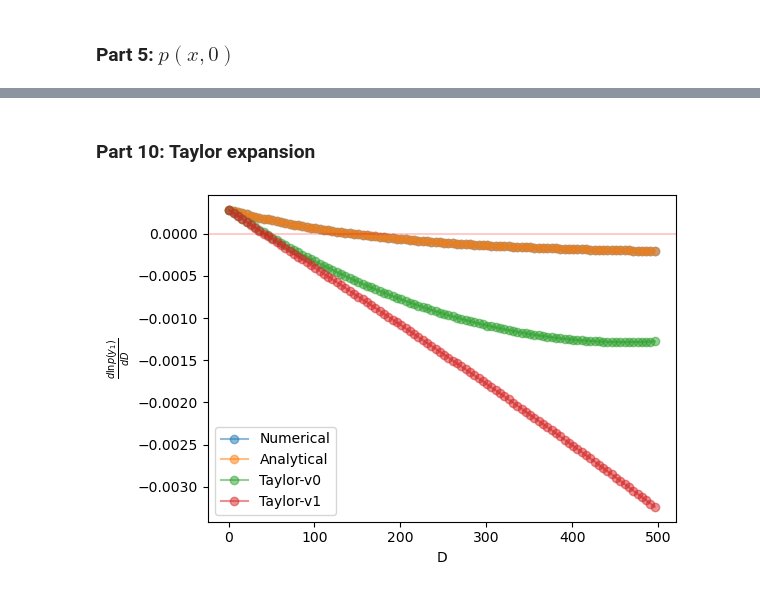
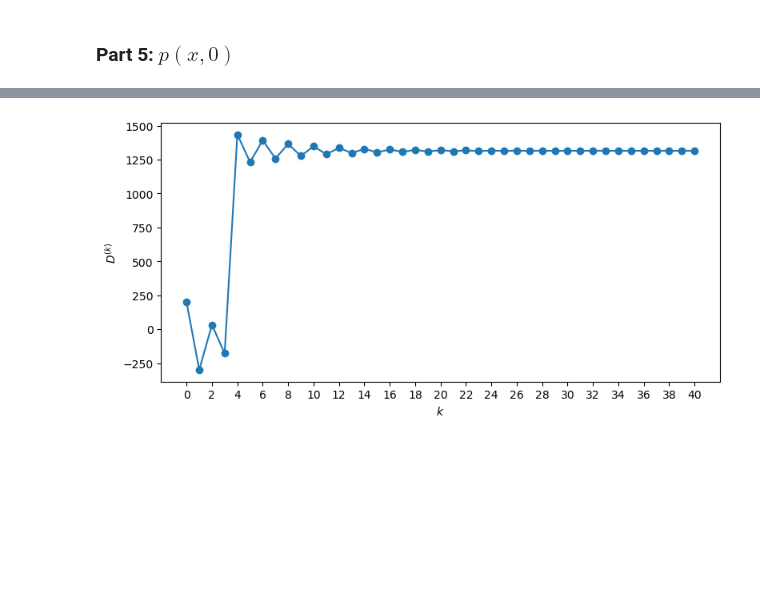
Before and after one commit to yizaochen/md_pisl, a Jupyter notebook: notebooks/diffusion_coefficient/EM_D_0.ipynb, the cells around one changed output, grey strips where cells are left out. Saved outputs shown, nothing was run; the diff lists cells and outputs as text; code cells hidden in the pictures; blank space fills up the shorter version.

```diff
--- a/notebooks/diffusion_coefficient/EM_D_0.ipynb
+++ b/notebooks/diffusion_coefficient/EM_D_0.ipynb
@@ -426,2 +188,0 @@ plt.show()
-# %% [markdown]
-### Part 10: Taylor expansion
@@ -431,18 +189,23 @@ dldD_array_taylor_v1 = [Diffusity.get_l_derivative_taylor_v1(D_temp, eigenvalues
-# %%
-fig, ax = plt.subplots(nrows=1, ncols=1, figsize=(6,4))
-
-ax.plot(D_array, dldD_array_numerical, "-o", alpha=0.5, label="Numerical")
-ax.plot(D_array, dldD_array_analytical, "-o", alpha=0.5, label="Analytical")
-ax.plot(D_array, dldD_array_taylor_v0, "-o", alpha=0.5, label="Taylor-v0")
-ax.plot(D_array, dldD_array_taylor_v1, "-o", alpha=0.5, label="Taylor-v1")
-
-ax.axhline(0, color="red", alpha=0.2)
-ax.legend()
-ax.set_xlabel("D")
-ax.set_ylabel("\$\\frac{d\\ln{p(y_1)}}{d D}\$")
-
-plt.tight_layout()
-#plt.savefig("taylor_try.pdf")
-plt.show()
-# %% [output]
-[figure, removed]
+# %%
+n_iter = 40
+D_em_results = zeros(n_iter+1)
+D_em_results[1] = 200. # Initial guess
+for iter_id = 1:n_iter
+    D_guess = D_em_results[iter_id]
+    D_em_results[iter_id+1] = Diffusity.update_D(Np, Nphoton, save_freq, Nv, alpha_t0, D_guess, eigenvalues_0,
+        eigenvect_mat_0, xref, e_norm, interpo_xs, w0, y_record, k_delta)
+end
+# %%
+fig, ax = plt.subplots(ncols=1, nrows=1, figsize=(8,4))
+
+x_array = [iterid for iterid=0:n_iter]
+ax.plot(x_array, D_em_results, "-o")
+ax.set_xticks(0:2:n_iter)
+ax.set_ylabel("\$D^{(k)}\$")
+ax.set_xlabel("\$k\$")
+
+plt.tight_layout()
+#plt.savefig("/home/yizaochen/Desktop/drawzone_temp/D_EM_first_try.pdf")
+plt.show()
+# %% [output]
+[figure, added]
```
Also changed, not shown: parts of 35 cells of this notebook, 33 other files.
